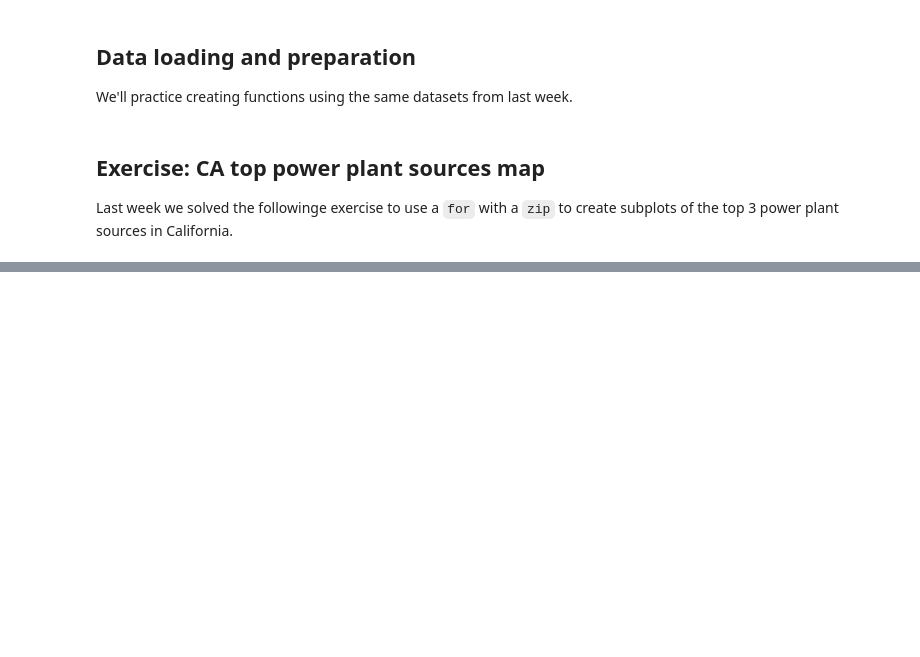
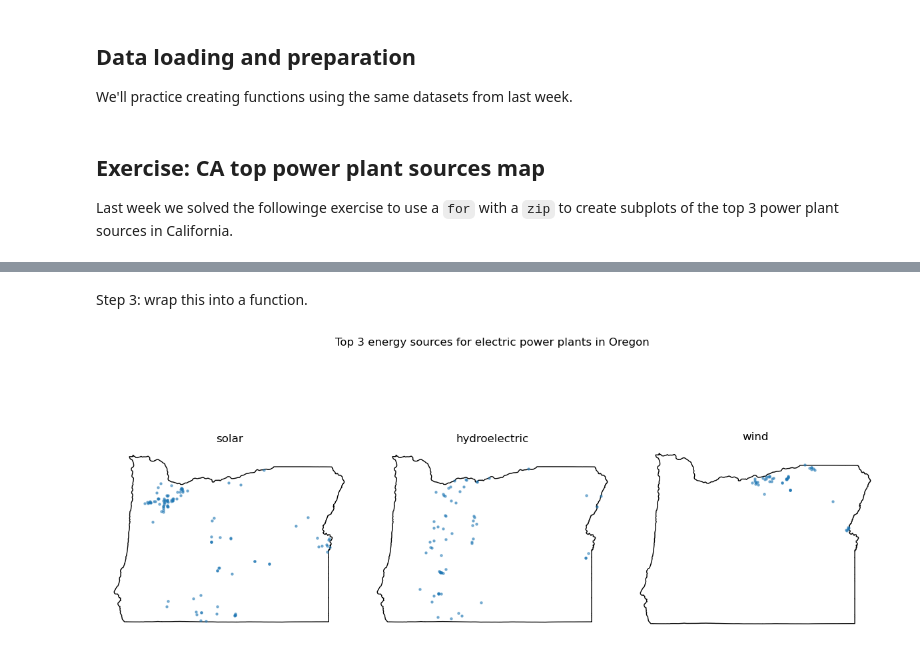
Before and after one commit to carmengg/eds220-2025-in-class, a Jupyter notebook: week6-functions.ipynb, the cells around one changed output, grey strips where cells are left out. Cells and saved outputs as stored; diff of their text form; code cells hidden in the pictures; blank space fills up the shorter version.

Commit message:
Update up to writing plot top 3 power sources per state.

```diff
--- a/week6-functions.ipynb
+++ b/week6-functions.ipynb
@@ -114,0 +168,9 @@ plt.show()
+# %%
+def top3_sources(state):
+    state_power_plants = power_plants[power_plants['state']==state]
+    top_sources = (state_power_plants['primsource']
+                            .value_counts()
+                            .index[:3]
+                            .tolist()
+                            )
+    return top_sources
@@ -114,0 +282,35 @@ plt.show()
+# %% [markdown]
+Step 3: wrap this into a function.
+# %%
+def plot_top3_power_sources(state, power_plants, states):
+
+    # Select power plants and boundary
+    state_power_plants = power_plants[power_plants['state'] == state]
+    state_boundary = states[states['name'] == state]
+
+    # CA top 3 power sources were previously given
+    state_top_sources = top3_sources(state, power_plants)
+
+    # Create subplots for each top source in a single figure
+    fig, ax = plt.subplots(figsize=(12,6), nrows=1, ncols=3)
+    for axis, source in zip(ax, state_top_sources):   # Iterate over subplots and energy sources
+
+        axis.set_title(source)
+        axis.axis('off')
+
+        state_boundary.plot(ax=axis,
+                        color='none')
+
+        # Subset power plants by source and plot
+        source_subset = state_power_plants[state_power_plants['primsource'] == source]
+        source_subset.plot(ax=axis,
+                        markersize=5,
+                        alpha=0.5)
+
+    plt.suptitle(f"Top 3 energy sources for electric power plants in {state}")
+    plt.tight_layout()
+    plt.show()
+# %%
+plot_top3_power_sources('Oregon', power_plants, states)
+# %% [output]
+[figure, added]
```
Also changed, not shown: parts of 14 cells of this notebook.
